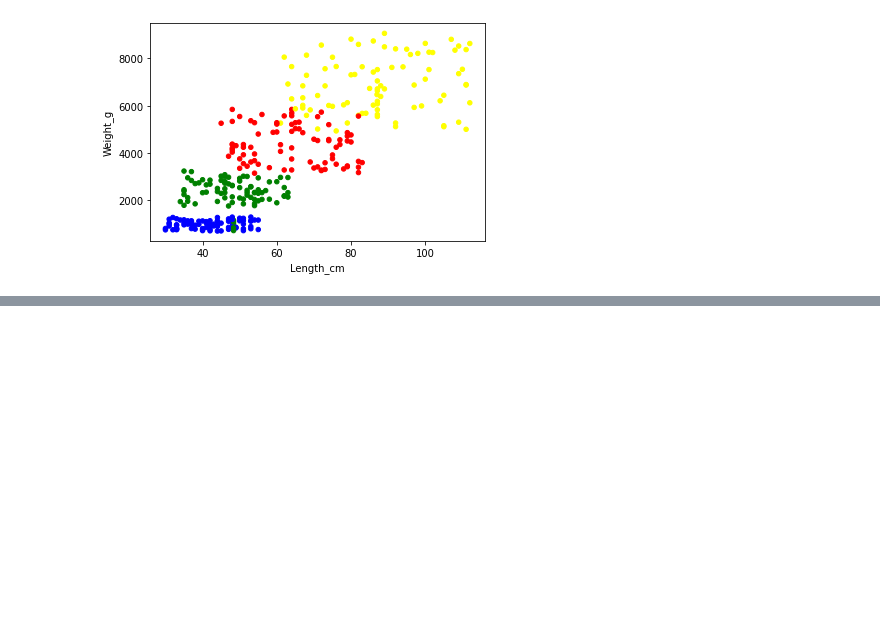
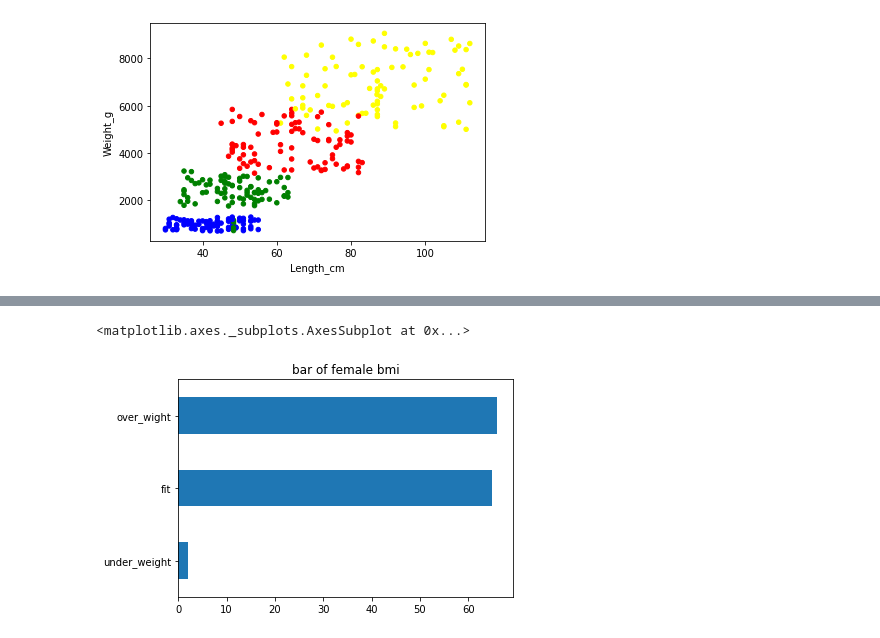
Before and after one commit to Hero0963/data-science-, a Jupyter notebook: data_science_ch05.ipynb, the cells around one changed output, grey strips where cells are left out. Saved outputs shown, nothing was run; the diff lists cells and outputs as text; code cells hidden in the pictures; blank space fills up the shorter version.

```diff
--- a/data_science_ch05.ipynb
+++ b/data_science_ch05.ipynb
@@ -75,0 +162,6 @@ df.to_csv('/content/MyGoogleDrive/My Drive/Colab Notebooks/Python_Data_Science/p
+# %%
+df_bmi['female']
+df_bmi['female'].plot(kind='barh',title='bar of female bmi')
+# %% [output]
+<matplotlib.axes._subplots.AxesSubplot at 0x...>
+[figure, added]
```
Also changed, not shown: parts of 15 cells of this notebook.
